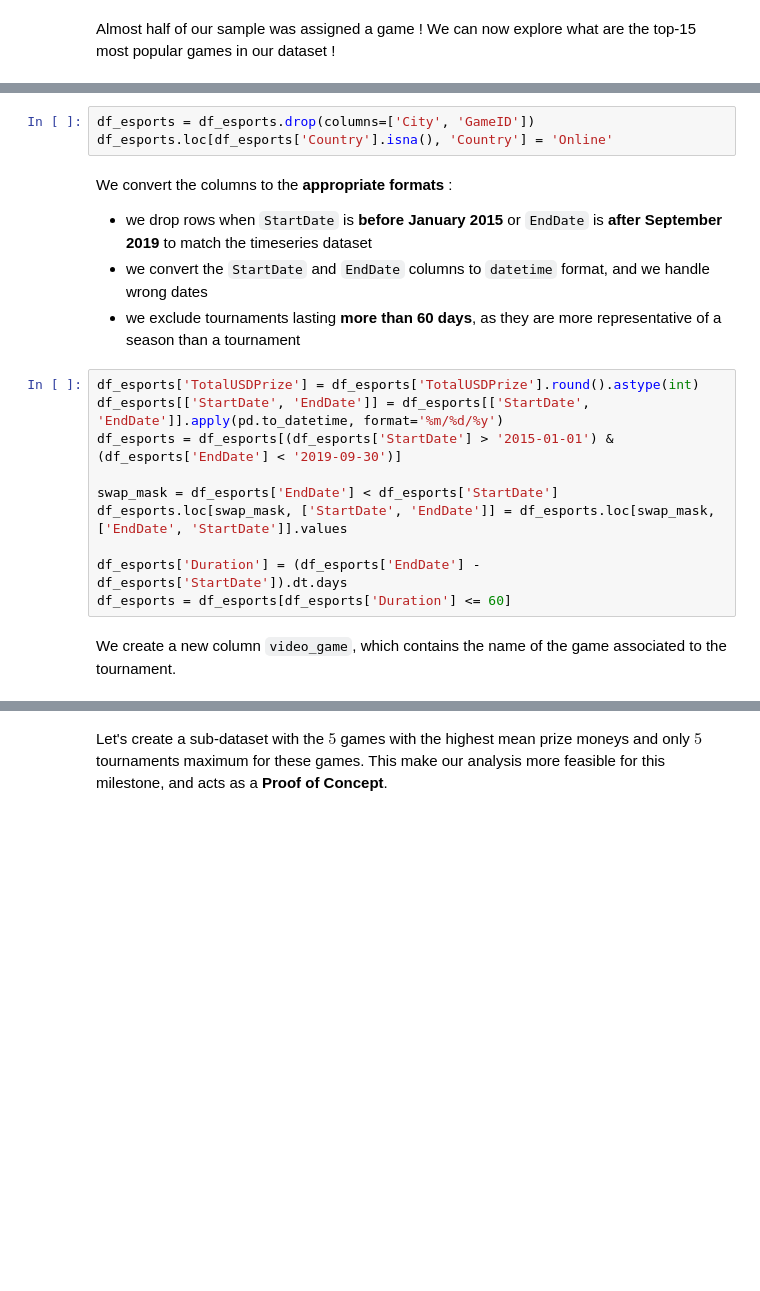
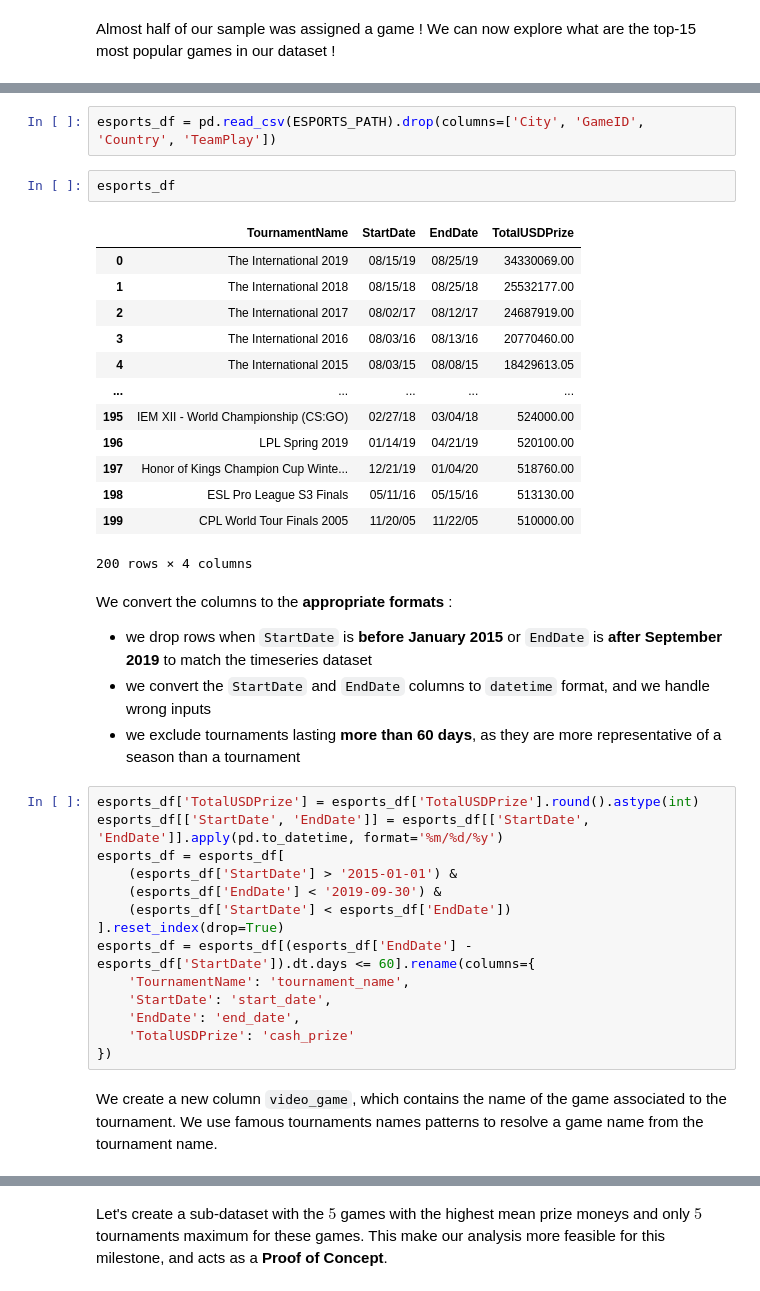
Before and after one commit to martinctl/adaguleeer, a Jupyter notebook: notebooks/results.ipynb, the cells around one changed output, grey strips where cells are left out. Saved outputs shown, nothing was run; the diff lists cells and outputs as text; blank space fills up the shorter version.

```diff
--- a/notebooks/results.ipynb
+++ b/notebooks/results.ipynb
@@ -401,22 +482,41 @@ df_esports.head(3)
-# %%
-df_esports = df_esports.drop(columns=['City', 'GameID'])
-df_esports.loc[df_esports['Country'].isna(), 'Country'] = 'Online'
+# %%
+esports_df = pd.read_csv(ESPORTS_PATH).drop(columns=['City', 'GameID', 'Country', 'TeamPlay'])
+# %%
+esports_df
+# %% [output]
+|  | TournamentName | StartDate | EndDate | TotalUSDPrize |
+| 0 | The International 2019 | 08/15/19 | 08/25/19 | 34330069.00 |
+| 1 | The International 2018 | 08/15/18 | 08/25/18 | 25532177.00 |
+| 2 | The International 2017 | 08/02/17 | 08/12/17 | 24687919.00 |
+| 3 | The International 2016 | 08/03/16 | 08/13/16 | 20770460.00 |
+| 4 | The International 2015 | 08/03/15 | 08/08/15 | 18429613.05 |
+| ... | ... | ... | ... | ... |
+| 195 | IEM XII - World Championship (CS:GO) | 02/27/18 | 03/04/18 | 524000.00 |
+| 196 | LPL Spring 2019 | 01/14/19 | 04/21/19 | 520100.00 |
+| 197 | Honor of Kings Champion Cup Winte... | 12/21/19 | 01/04/20 | 518760.00 |
+| 198 | ESL Pro League S3 Finals | 05/11/16 | 05/15/16 | 513130.00 |
+| 199 | CPL World Tour Finals 2005 | 11/20/05 | 11/22/05 | 510000.00 |
+200 rows × 4 columns
 # %% [markdown]
 We convert the columns to the **appropriate formats** :
 - we drop rows when `StartDate` is **before January 2015** or `EndDate` is **after September 2019** to match the timeseries dataset
-- we convert the `StartDate` and `EndDate` columns to `datetime` format, and we handle wrong dates
+- we convert the `StartDate` and `EndDate` columns to `datetime` format, and we handle wrong inputs
 - we exclude tournaments lasting **more than 60 days**, as they are more representative of a season than a tournament
 # %%
-df_esports['TotalUSDPrize'] = df_esports['TotalUSDPrize'].round().astype(int)
-df_esports[['StartDate', 'EndDate']] = df_esports[['StartDate', 'EndDate']].apply(pd.to_datetime, format='%m/%d/%y')
-df_esports = df_esports[(df_esports['StartDate'] > '2015-01-01') & (df_esports['EndDate'] < '2019-09-30')]
-
-swap_mask = df_esports['EndDate'] < df_esports['StartDate']
-df_esports.loc[swap_mask, ['StartDate', 'EndDate']] = df_esports.loc[swap_mask, ['EndDate', 'StartDate']].values
-
-df_esports['Duration'] = (df_esports['EndDate'] - df_esports['StartDate']).dt.days
-df_esports = df_esports[df_esports['Duration'] <= 60]
+esports_df['TotalUSDPrize'] = esports_df['TotalUSDPrize'].round().astype(int)
+esports_df[['StartDate', 'EndDate']] = esports_df[['StartDate', 'EndDate']].apply(pd.to_datetime, format='%m/%d/%y')
+esports_df = esports_df[
+    (esports_df['StartDate'] > '2015-01-01') &
+    (esports_df['EndDate'] < '2019-09-30') &
+    (esports_df['StartDate'] < esports_df['EndDate'])
+].reset_index(drop=True)
+esports_df = esports_df[(esports_df['EndDate'] - esports_df['StartDate']).dt.days <= 60].rename(columns={
+    'TournamentName': 'tournament_name',
+    'StartDate': 'start_date',
+    'EndDate': 'end_date',
+    'TotalUSDPrize': 'cash_prize'
+})
 # %% [markdown]
-We create a new column `video_game`, which contains the name of the game associated to the tournament.
+We create a new column `video_game`, which contains the name of the game associated to the tournament. We use famous tournaments names patterns to resolve a game name from the tournament name.
 # %%
 game_map = {
```
Also changed, not shown: parts of 71 cells of this notebook.
